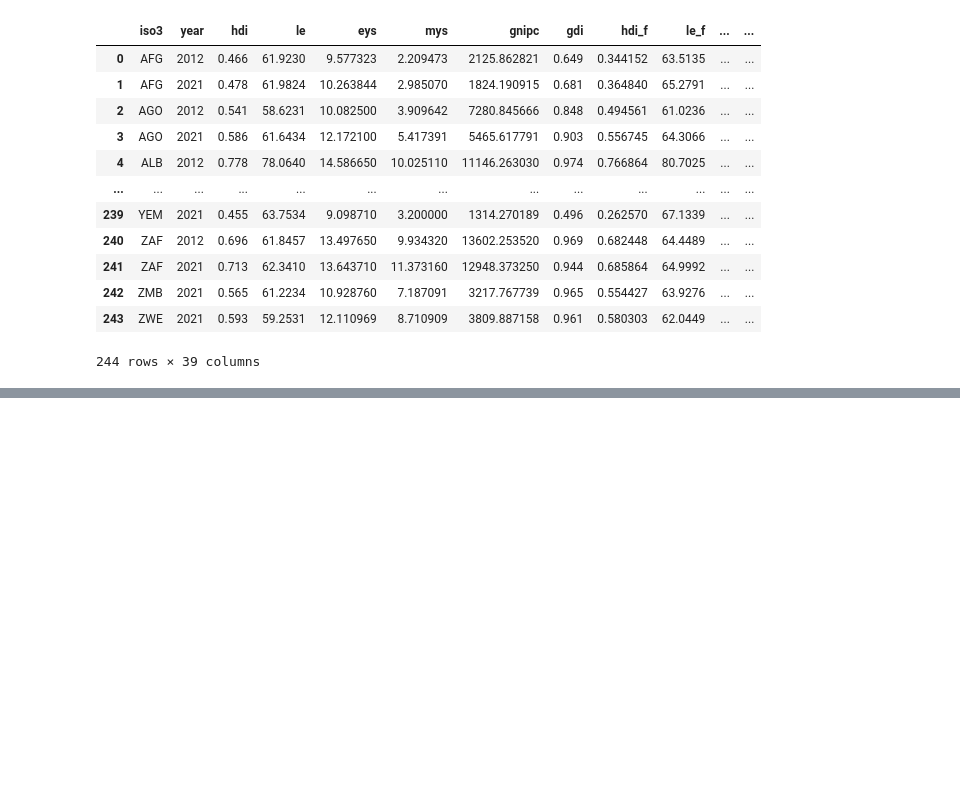
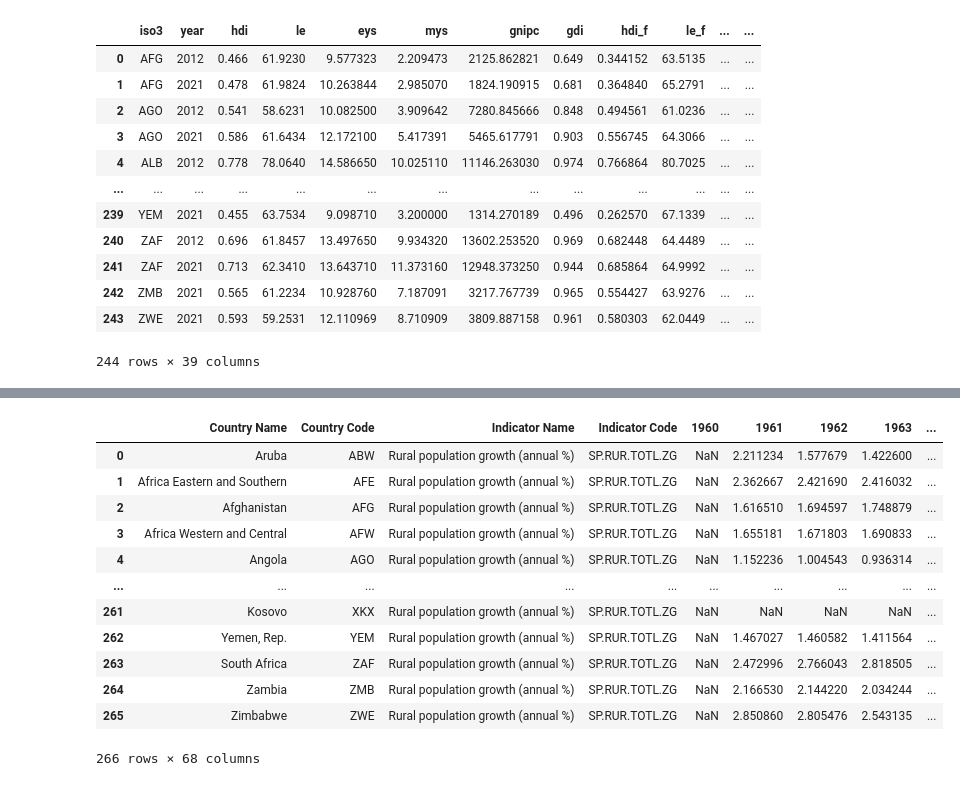
Before and after one commit to HITW-lewagon/HITW, a Jupyter notebook: raw_data.ipynb, the cells around one changed output, grey strips where cells are left out. Drawn from its saved outputs; the diff is of its cells as text; code cells hidden in the pictures; blank space fills up the shorter version.

```diff
--- a/raw_data.ipynb
+++ b/raw_data.ipynb
@@ -207,0 +225,17 @@ X_with_sub_region
+# %%
+rural_growth = pd.read_csv('raw_data/rpg.csv', encoding='latin-1', sep=';')
+rural_growth
+# %% [output]
+|  | Country Name | Country Code | Indicator Name | Indicator Code | 1960 | 1961 | 1962 | 1963 | ... |
+| 0 | Aruba | ABW | Rural population growth (annual %) | SP.RUR.TOTL.ZG | NaN | 2.211234 | 1.577679 | 1.422600 | ... |
+| 1 | Africa Eastern and Southern | AFE | Rural population growth (annual %) | SP.RUR.TOTL.ZG | NaN | 2.362667 | 2.421690 | 2.416032 | ... |
+| 2 | Afghanistan | AFG | Rural population growth (annual %) | SP.RUR.TOTL.ZG | NaN | 1.616510 | 1.694597 | 1.748879 | ... |
+| 3 | Africa Western and Central | AFW | Rural population growth (annual %) | SP.RUR.TOTL.ZG | NaN | 1.655181 | 1.671803 | 1.690833 | ... |
+| 4 | Angola | AGO | Rural population growth (annual %) | SP.RUR.TOTL.ZG | NaN | 1.152236 | 1.004543 | 0.936314 | ... |
+| ... | ... | ... | ... | ... | ... | ... | ... | ... | ... |
+| 261 | Kosovo | XKX | Rural population growth (annual %) | SP.RUR.TOTL.ZG | NaN | NaN | NaN | NaN | ... |
+| 262 | Yemen, Rep. | YEM | Rural population growth (annual %) | SP.RUR.TOTL.ZG | NaN | 1.467027 | 1.460582 | 1.411564 | ... |
+| 263 | South Africa | ZAF | Rural population growth (annual %) | SP.RUR.TOTL.ZG | NaN | 2.472996 | 2.766043 | 2.818505 | ... |
+| 264 | Zambia | ZMB | Rural population growth (annual %) | SP.RUR.TOTL.ZG | NaN | 2.166530 | 2.144220 | 2.034244 | ... |
+| 265 | Zimbabwe | ZWE | Rural population growth (annual %) | SP.RUR.TOTL.ZG | NaN | 2.850860 | 2.805476 | 2.543135 | ... |
+266 rows × 68 columns
```
Also changed, not shown: parts of 9 cells of this notebook, 3 other files.
